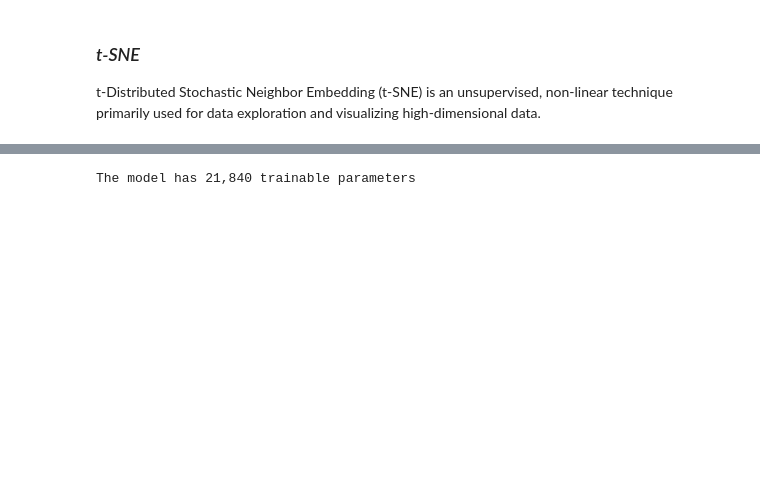
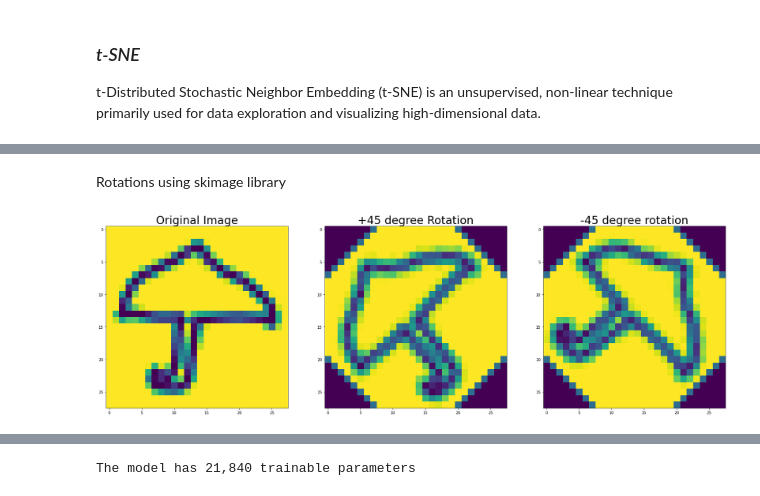
Before and after one commit to pr2tik1/blog, a Jupyter notebook: _notebooks/2020-09-08-Sketch-Recognition.ipynb, the cells around one changed output, grey strips where cells are left out. Saved outputs shown, nothing was run; the diff lists cells and outputs as text; code cells hidden in the pictures; blank space fills up the shorter version.

```diff
--- a/_notebooks/2020-09-08-Sketch-Recognition.ipynb
+++ b/_notebooks/2020-09-08-Sketch-Recognition.ipynb
@@ -143,0 +162,19 @@ In this section create a CNN model, train it, test it and predict it over the ab
+# %% [markdown]
+Rotations using skimage library
+# %%
+# collapse-hide
+
+# clockwise rotation
+rot_clockwise_image = rotate(image, angle=45)
+# Anticlockwise rotation
+rot_anticlockwise_image = rotate(image, angle=-45)
+
+fig,ax = plt.subplots(nrows=1,ncols=3,figsize=(30,16))
+ax[0].imshow(image)
+ax[0].set_title("Original Image", size=30)
+ax[1].imshow(rot_clockwise_image)
+ax[1].set_title("+45 degree Rotation", size=30)
+ax[2].imshow(rot_anticlockwise_image)
+ax[2].set_title("-45 degree rotation", size=30);
+# %% [output]
+[figure, added]
```
Also changed, not shown: parts of 32 cells of this notebook, 1 other file.
